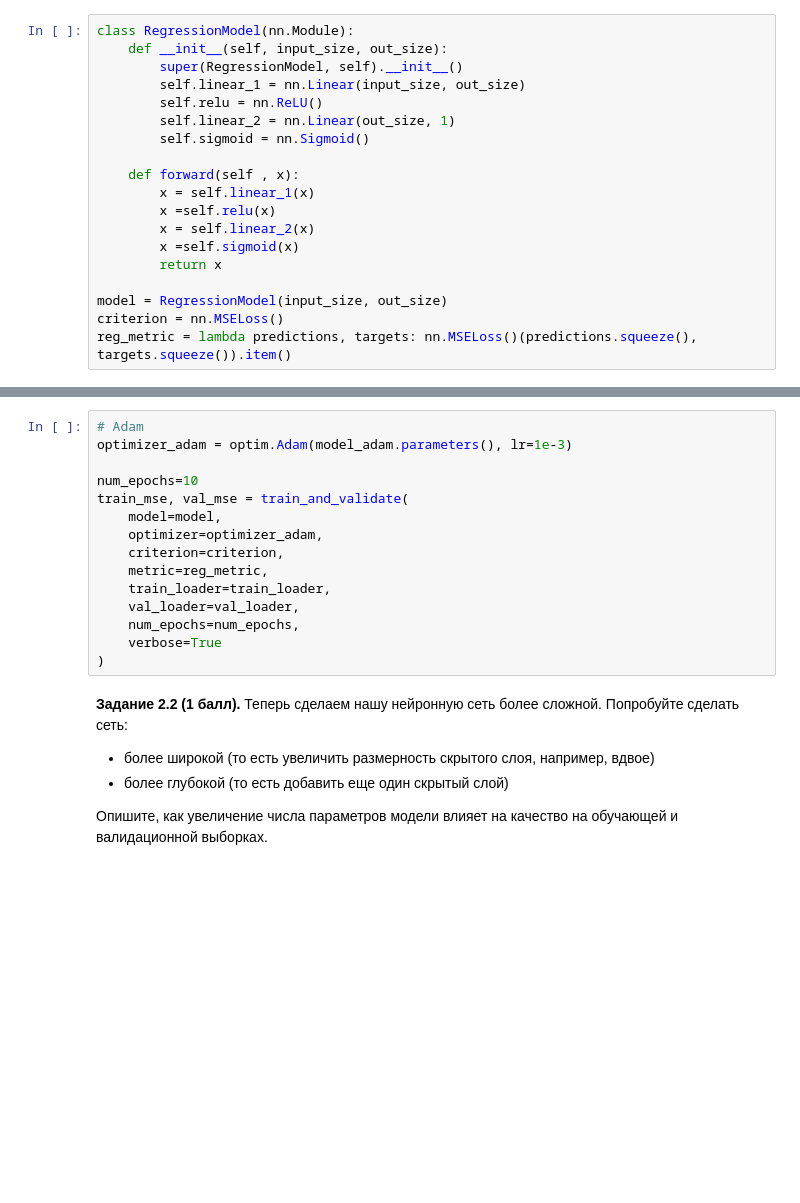
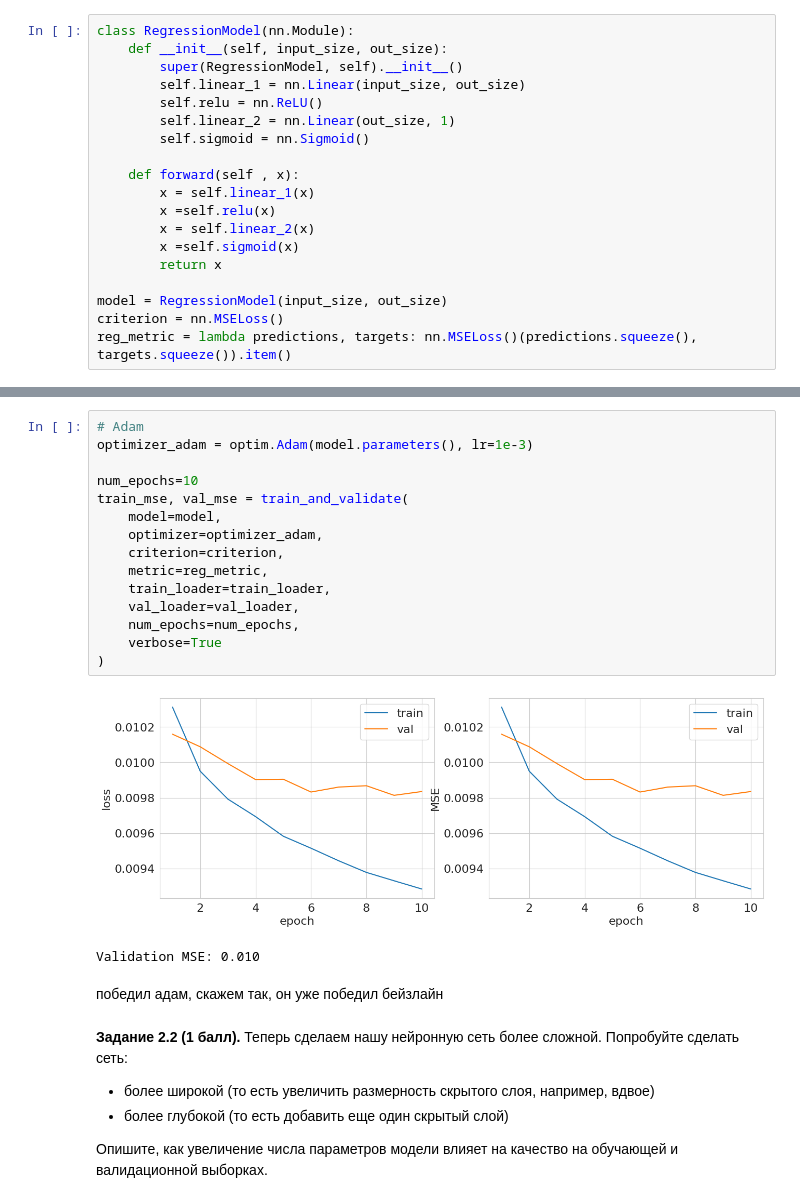
Before and after one commit to DmitriyPyankov/C0ver_letter_bot, a Jupyter notebook: homeworks/HW1/HW1_Light.ipynb, the cells around one changed output, grey strips where cells are left out. Cells and saved outputs as stored; diff of their text form; blank space fills up the shorter version.

```diff
--- a/homeworks/HW1/HW1_Light.ipynb
+++ b/homeworks/HW1/HW1_Light.ipynb
@@ -757,18 +759,23 @@ train_mse, val_mse = train_and_validate(
 # %%
 # Adam
-optimizer_adam = optim.Adam(model_adam.parameters(), lr=1e-3)
+optimizer_adam = optim.Adam(model.parameters(), lr=1e-3)
 
 num_epochs=10
 train_mse, val_mse = train_and_validate(
     model=model,
     optimizer=optimizer_adam,
     criterion=criterion,
     metric=reg_metric,
     train_loader=train_loader,
     val_loader=val_loader,
     num_epochs=num_epochs,
     verbose=True
 )
+# %% [output]
+[figure, added]
+Validation MSE: 0.010
+# %% [markdown]
+победил адам, скажем так, он уже победил бейзлайн
 # %% [markdown]
 **Задание 2.2 (1 балл).** Теперь сделаем нашу нейронную сеть более сложной. Попробуйте сделать сеть:
 
```
Also changed, not shown: parts of 22 cells of this notebook.
